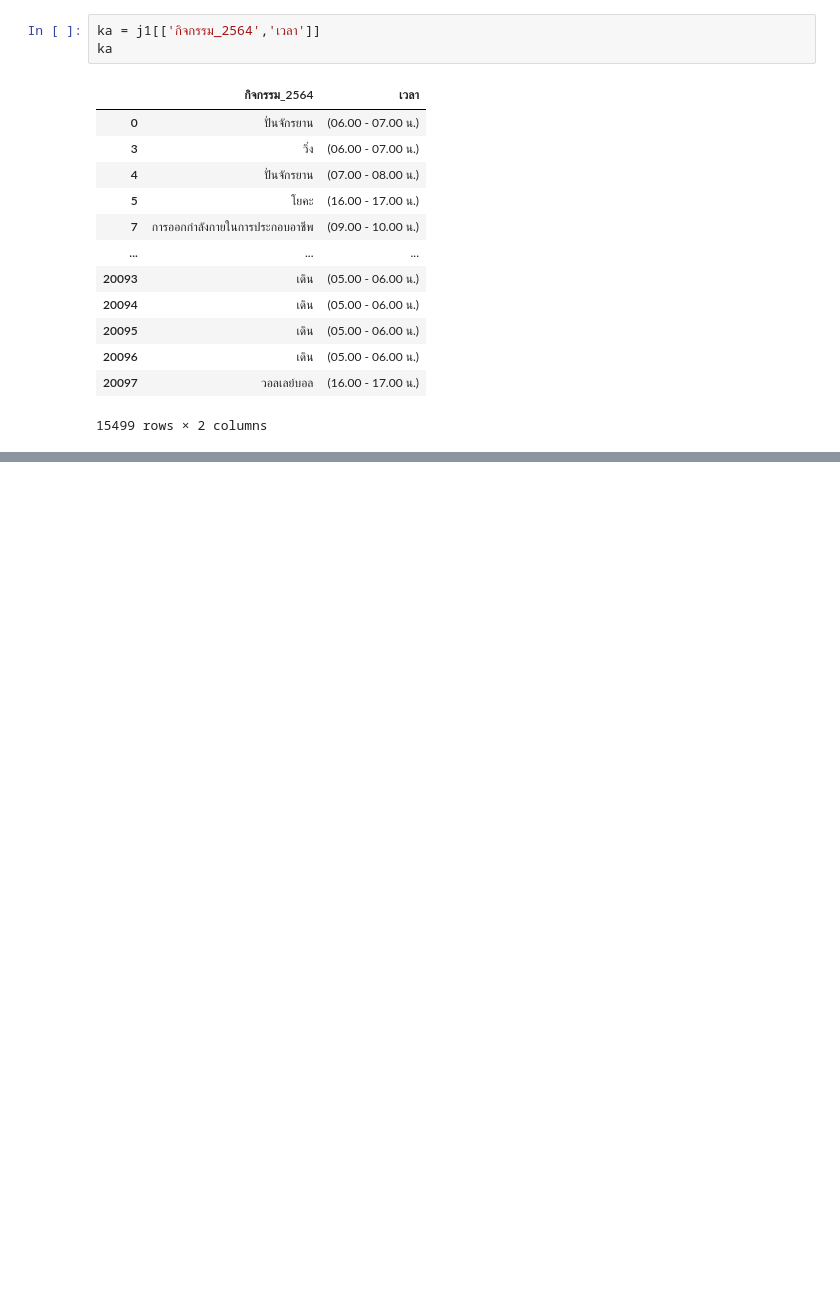
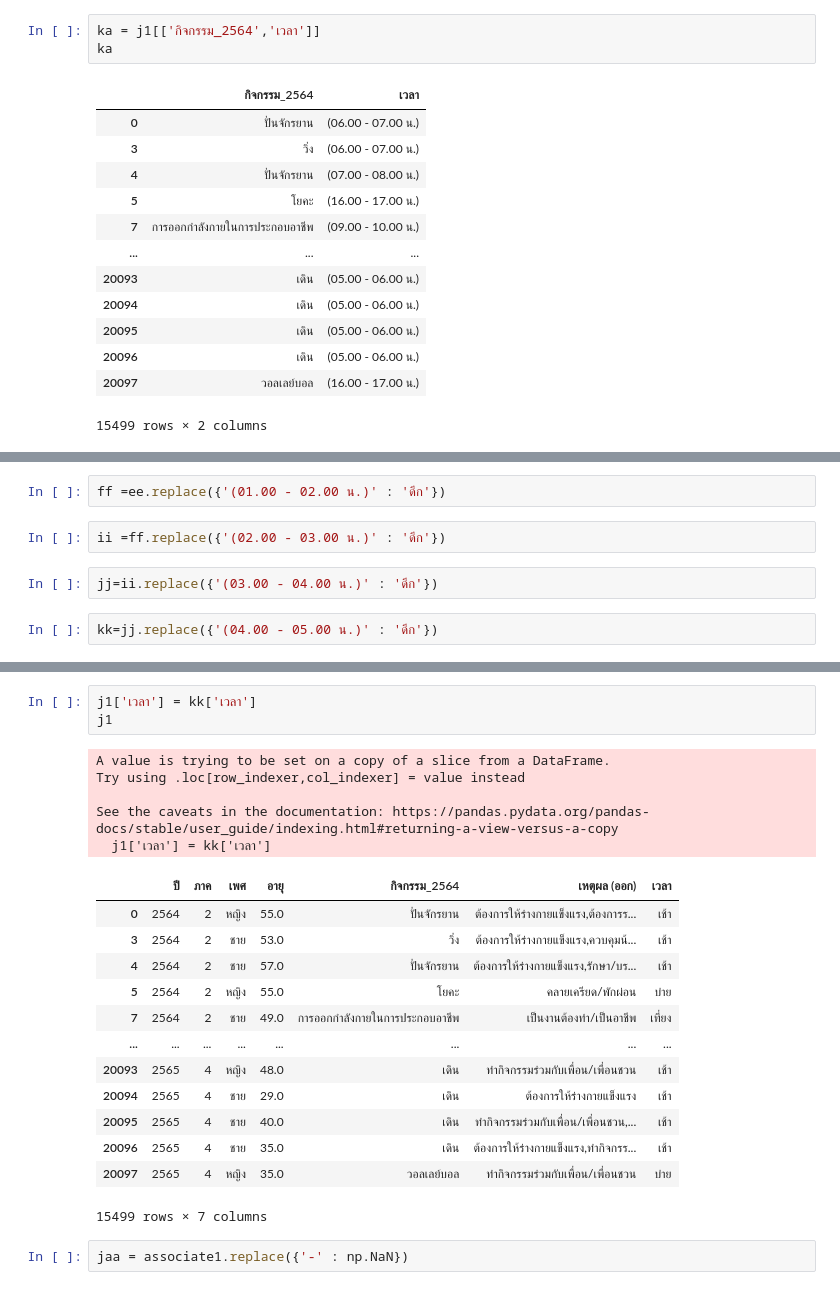
Before and after one commit to KorrawanOu/BSC_DPDM23, a Jupyter notebook: ex.ipynb, the cells around one changed output, grey strips where cells are left out. Drawn from its saved outputs; the diff is of its cells as text; blank space fills up the shorter version.

```diff
--- a/ex.ipynb
+++ b/ex.ipynb
@@ -917,0 +808,8 @@ ka
+# %%
+ff =ee.replace({'(01.00 - 02.00 น.)' : 'ดึก'})
+# %%
+ii =ff.replace({'(02.00 - 03.00 น.)' : 'ดึก'})
+# %%
+jj=ii.replace({'(03.00 - 04.00 น.)' : 'ดึก'})
+# %%
+kk=jj.replace({'(04.00 - 05.00 น.)' : 'ดึก'})
@@ -917,0 +826,24 @@ ka
+# %%
+j1['เวลา'] = kk['เวลา']
+j1
+# %% [output]
+A value is trying to be set on a copy of a slice from a DataFrame.
+Try using .loc[row_indexer,col_indexer] = value instead
+
+See the caveats in the documentation: https://pandas.pydata.org/pandas-docs/stable/user_guide/indexing.html#returning-a-view-versus-a-copy
+  j1['เวลา'] = kk['เวลา']
+|  | ปี | ภาค | เพศ | อายุ | กิจกรรม_2564 | เหตุผล (ออก) | เวลา |
+| 0 | 2564 | 2 | หญิง | 55.0 | ปั่นจักรยาน | ต้องการให้ร่างกายแข็งแรง,ต้องการร... | เช้า |
+| 3 | 2564 | 2 | ชาย | 53.0 | วิ่ง | ต้องการให้ร่างกายแข็งแรง,ควบคุมน้... | เช้า |
+| 4 | 2564 | 2 | ชาย | 57.0 | ปั่นจักรยาน | ต้องการให้ร่างกายแข็งแรง,รักษา/บร... | เช้า |
+| 5 | 2564 | 2 | หญิง | 55.0 | โยคะ | คลายเครียด/พักผ่อน | บ่าย |
+| 7 | 2564 | 2 | ชาย | 49.0 | การออกกำลังกายในการประกอบอาชีพ | เป็นงานต้องทำ/เป็นอาชีพ | เที่ยง |
+| ... | ... | ... | ... | ... | ... | ... | ... |
+| 20093 | 2565 | 4 | หญิง | 48.0 | เดิน | ทำกิจกรรมร่วมกับเพื่อน/เพื่อนชวน | เช้า |
+| 20094 | 2565 | 4 | ชาย | 29.0 | เดิน | ต้องการให้ร่างกายแข็งแรง | เช้า |
+| 20095 | 2565 | 4 | ชาย | 40.0 | เดิน | ทำกิจกรรมร่วมกับเพื่อน/เพื่อนชวน,... | เช้า |
+| 20096 | 2565 | 4 | ชาย | 35.0 | เดิน | ต้องการให้ร่างกายแข็งแรง,ทำกิจกรร... | เช้า |
+| 20097 | 2565 | 4 | หญิง | 35.0 | วอลเลย์บอล | ทำกิจกรรมร่วมกับเพื่อน/เพื่อนชวน | บ่าย |
+15499 rows × 7 columns
+# %%
+jaa = associate1.replace({'-' : np.NaN})
```
Also changed, not shown: parts of 66 cells of this notebook.
